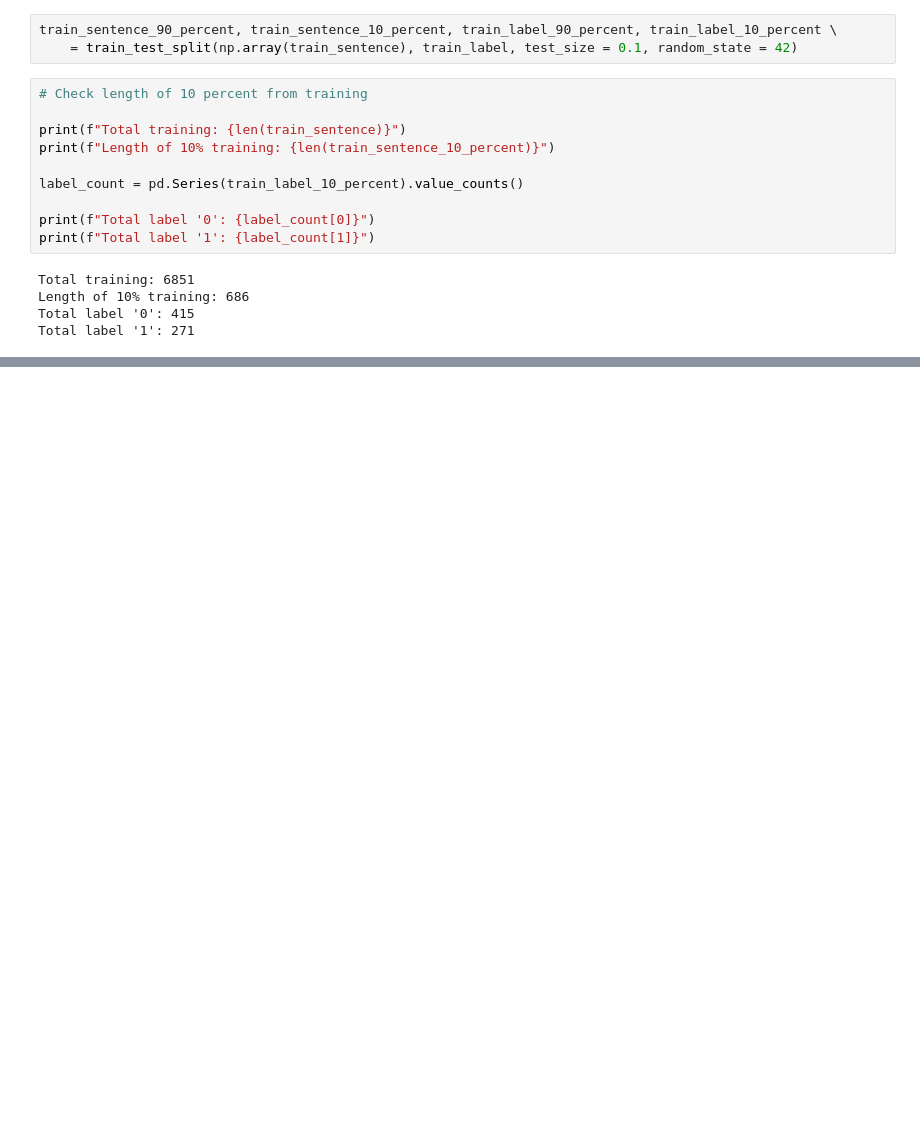
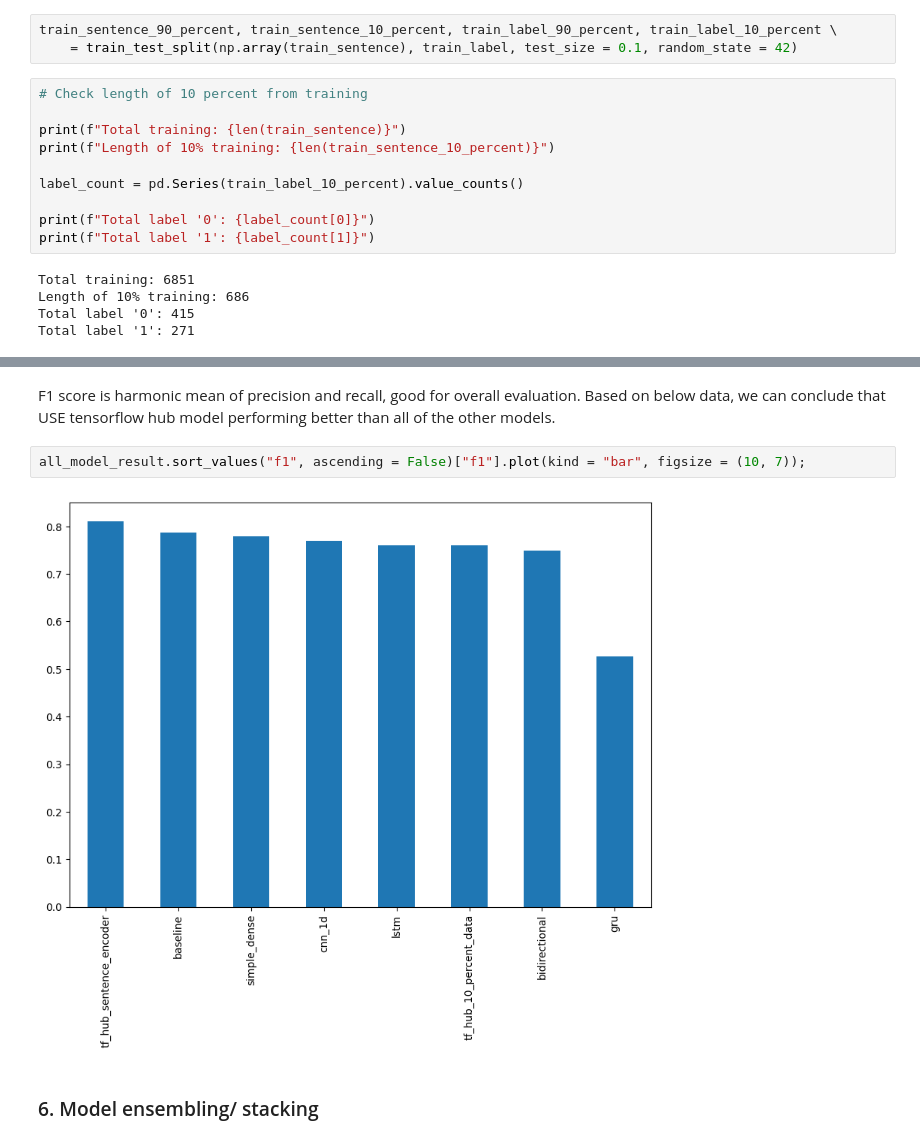
Before and after one commit to christopher192/deep-learning-tensorflow-pytorch, a Jupyter notebook: natural-language-processing-introduction.ipynb, the cells around one changed output, grey strips where cells are left out. Saved outputs shown, nothing was run; the diff lists cells and outputs as text; blank space fills up the shorter version.

```diff
--- a/natural-language-processing-introduction.ipynb
+++ b/natural-language-processing-introduction.ipynb
@@ -794,0 +930,8 @@ Baseline f1: 0.79, New f1: 0.77, Difference: -0.011514378152116644
+# %% [markdown]
+F1 score is harmonic mean of precision and recall, good for overall evaluation. Based on below data, we can conclude that USE tensorflow hub model performing better than all of the other models.
+# %%
+all_model_result.sort_values("f1", ascending = False)["f1"].plot(kind = "bar", figsize = (10, 7));
+# %% [output]
+[figure, added]
+# %% [markdown]
+### 6. Model ensembling/ stacking
```
Also changed, not shown: parts of 46 cells of this notebook, 27 other files.
